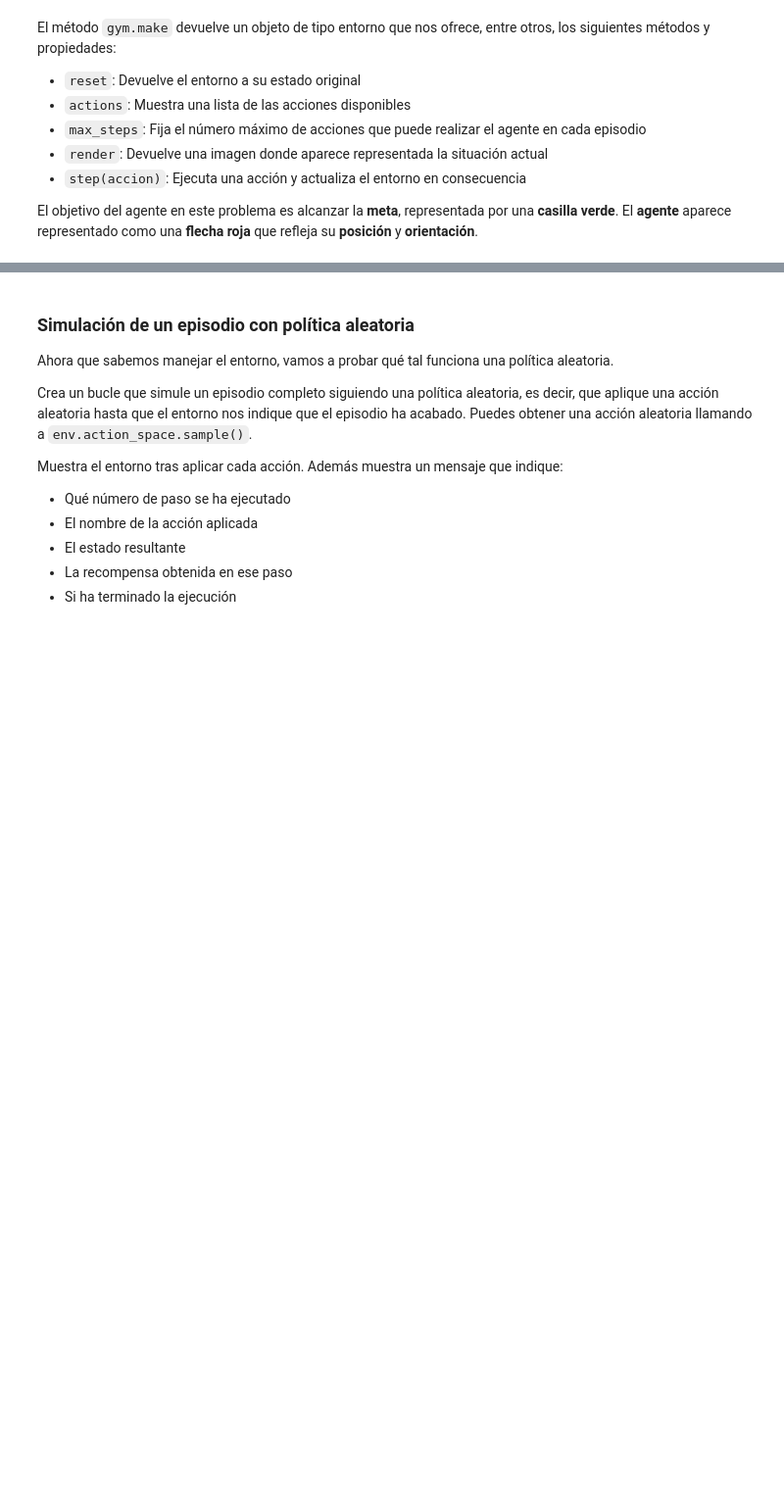
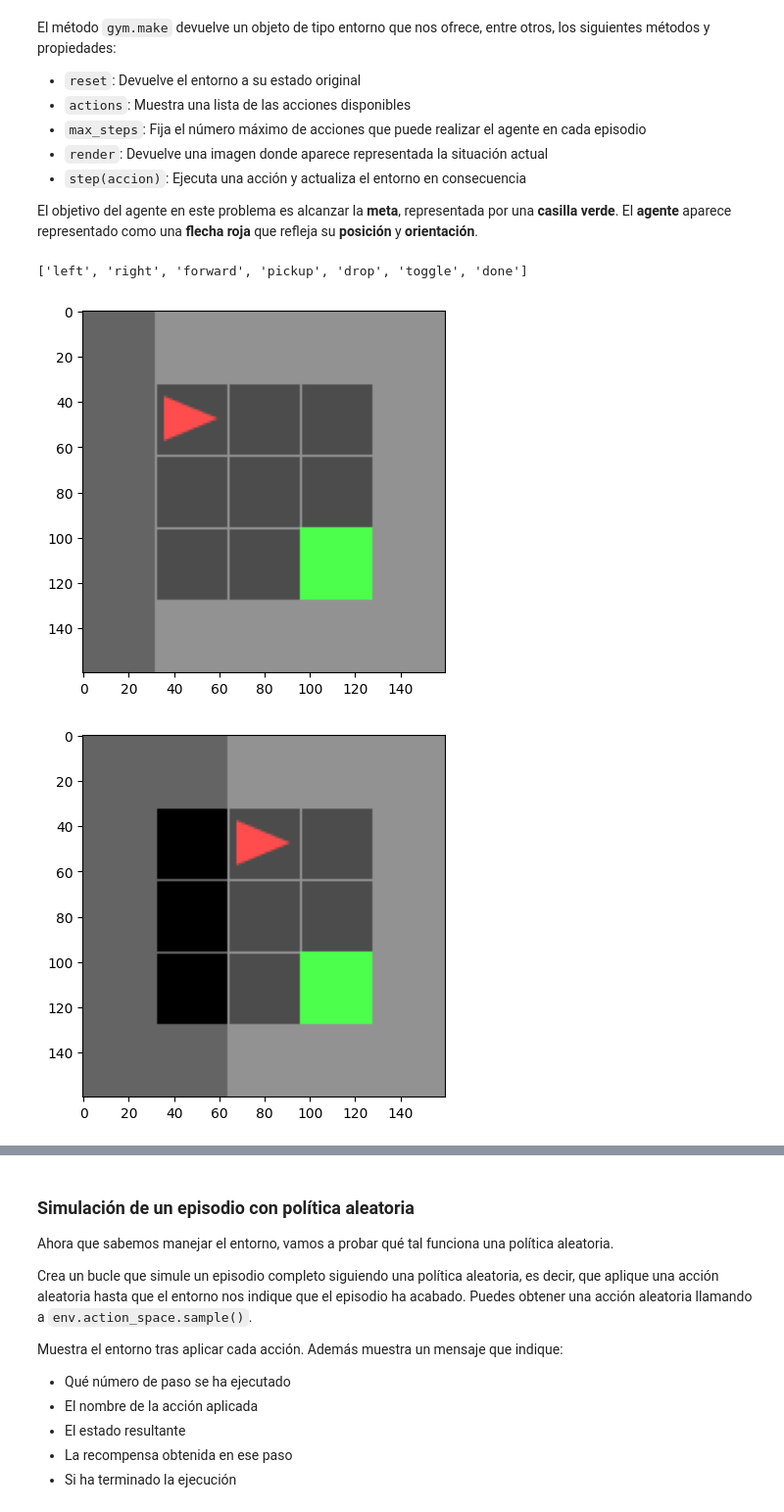
Before and after one commit to adriantinaquero/MAAAII_y_FPLN, a Jupyter notebook: MAAA II/PRÁCTICA 3/tutorial programacion dinamica.ipynb, the cells around one changed output, grey strips where cells are left out. Shown at 98% size. Drawn from its saved outputs; the diff is of its cells as text; code cells hidden in the pictures; blank space fills up the shorter version.

```diff
--- a/MAAA II/PRÁCTICA 3/tutorial programacion dinamica.ipynb
+++ b/MAAA II/PRÁCTICA 3/tutorial programacion dinamica.ipynb
@@ -31,22 +31,36 @@ El objetivo del agente en este problema es alcanzar la **meta**, representada po
 # %%
 # Muestra las acciones disponibles ('left', 'right', 'forward', etc.)
 acciones = env.get_wrapper_attr('actions')
 print([a.name for a in acciones])
 
 # Definimos una función para mostrar el estado del entorno
 import matplotlib.pyplot as plt
 
 def muestra_entorno(env:gym.Env) -> None:
     im = plt.imshow(env.render())
     plt.show()
 
 # Resetea el entorno
 env.reset()
 # Mostramos el entorno en su estado inicial
 muestra_entorno(env)
 
 # TODO: Ejecuta la acción forward (puedes referirte a la acción i-ésima como acciones(i) o como acciones.nombre) y muestra el entorno de nuevo
-...
+env.step(acciones.forward)
+muestra_entorno(env)
 
 # TODO: Prueba a ver cómo afectan las distintas acciones al entorno
-...
+env.step(acciones.left)
+muestra_entorno(env)
+
+
+env.step(acciones.right)
+muestra_entorno(env)
+
+
+env.step(acciones.pickup)
+muestra_entorno(env)
+# %% [output]
+['left', 'right', 'forward', 'pickup', 'drop', 'toggle', 'done']
+[figure, added]
+[figure, added]
```
Also changed, not shown: parts of 7 cells of this notebook.
